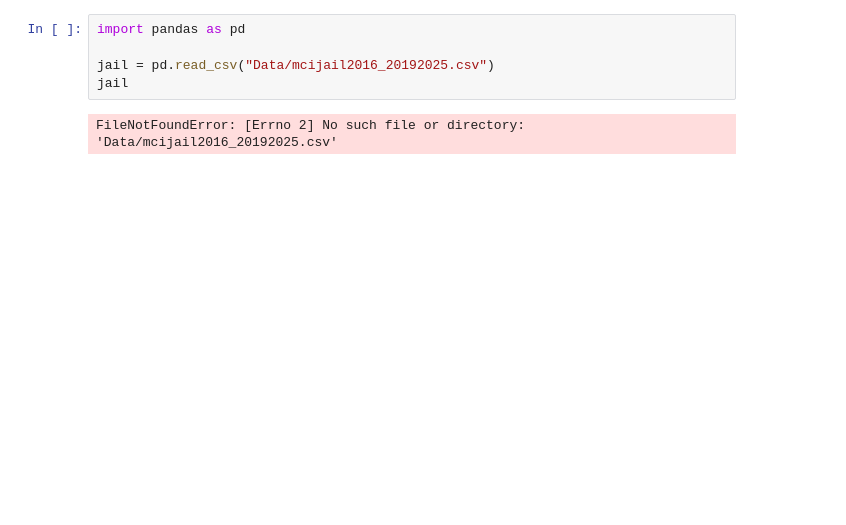
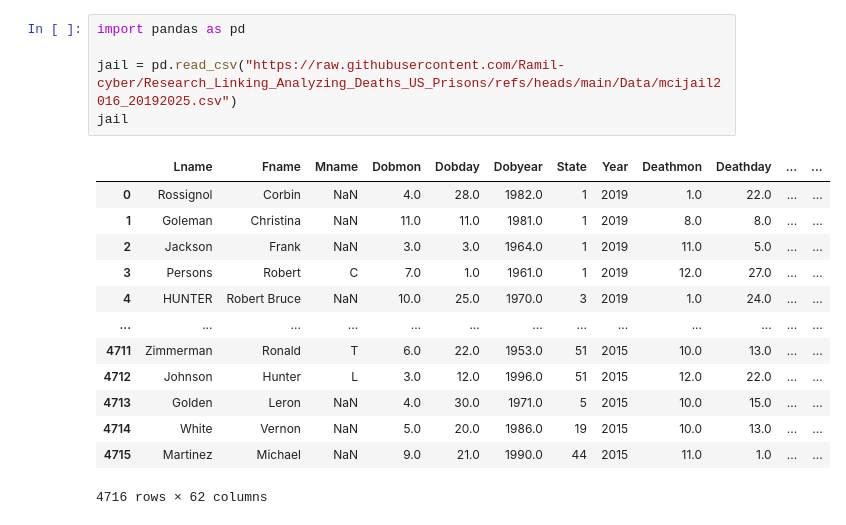
Before and after one commit to Ramil-cyber/Research_Linking_Analyzing_US_Prisons_Deaths, a Jupyter notebook: EDA/EDA_BJS_data.ipynb, the cells around one changed output. Saved outputs shown, nothing was run; the diff lists cells and outputs as text; blank space fills up the shorter version.

```diff
--- a/EDA/EDA_BJS_data.ipynb
+++ b/EDA/EDA_BJS_data.ipynb
@@ -1,7 +1,19 @@
 # %%
 import pandas as pd
 
-jail = pd.read_csv("Data/mcijail2016_20192025.csv")
+jail = pd.read_csv("https://raw.githubusercontent.com/Ramil-cyber/Research_Linking_Analyzing_Deaths_US_Prisons/refs/heads/main/Data/mcijail2016_20192025.csv")
 jail
 # %% [output]
+|  | Lname | Fname | Mname | Dobmon | Dobday | Dobyear | State | Year | Deathmon | Deathday | ... | ... |
+| 0 | Rossignol | Corbin | NaN | 4.0 | 28.0 | 1982.0 | 1 | 2019 | 1.0 | 22.0 | ... | ... |
+| 1 | Goleman | Christina | NaN | 11.0 | 11.0 | 1981.0 | 1 | 2019 | 8.0 | 8.0 | ... | ... |
+| 2 | Jackson | Frank | NaN | 3.0 | 3.0 | 1964.0 | 1 | 2019 | 11.0 | 5.0 | ... | ... |
+| 3 | Persons | Robert | C | 7.0 | 1.0 | 1961.0 | 1 | 2019 | 12.0 | 27.0 | ... | ... |
+| 4 | HUNTER | Robert Bruce | NaN | 10.0 | 25.0 | 1970.0 | 3 | 2019 | 1.0 | 24.0 | ... | ... |
+| ... | ... | ... | ... | ... | ... | ... | ... | ... | ... | ... | ... | ... |
+| 4711 | Zimmerman | Ronald | T | 6.0 | 22.0 | 1953.0 | 51 | 2015 | 10.0 | 13.0 | ... | ... |
+| 4712 | Johnson | Hunter | L | 3.0 | 12.0 | 1996.0 | 51 | 2015 | 12.0 | 22.0 | ... | ... |
+| 4713 | Golden | Leron | NaN | 4.0 | 30.0 | 1971.0 | 5 | 2015 | 10.0 | 15.0 | ... | ... |
+| 4714 | White | Vernon | NaN | 5.0 | 20.0 | 1986.0 | 19 | 2015 | 10.0 | 13.0 | ... | ... |
+| 4715 | Martinez | Michael | NaN | 9.0 | 21.0 | 1990.0 | 44 | 2015 | 11.0 | 1.0 | ... | ... |
-FileNotFoundError: [Errno 2] No such file or directory: 'Data/mcijail2016_20192025.csv'
+4716 rows × 62 columns
```
Also changed, not shown: parts of 2 cells of this notebook, 3 other files.
